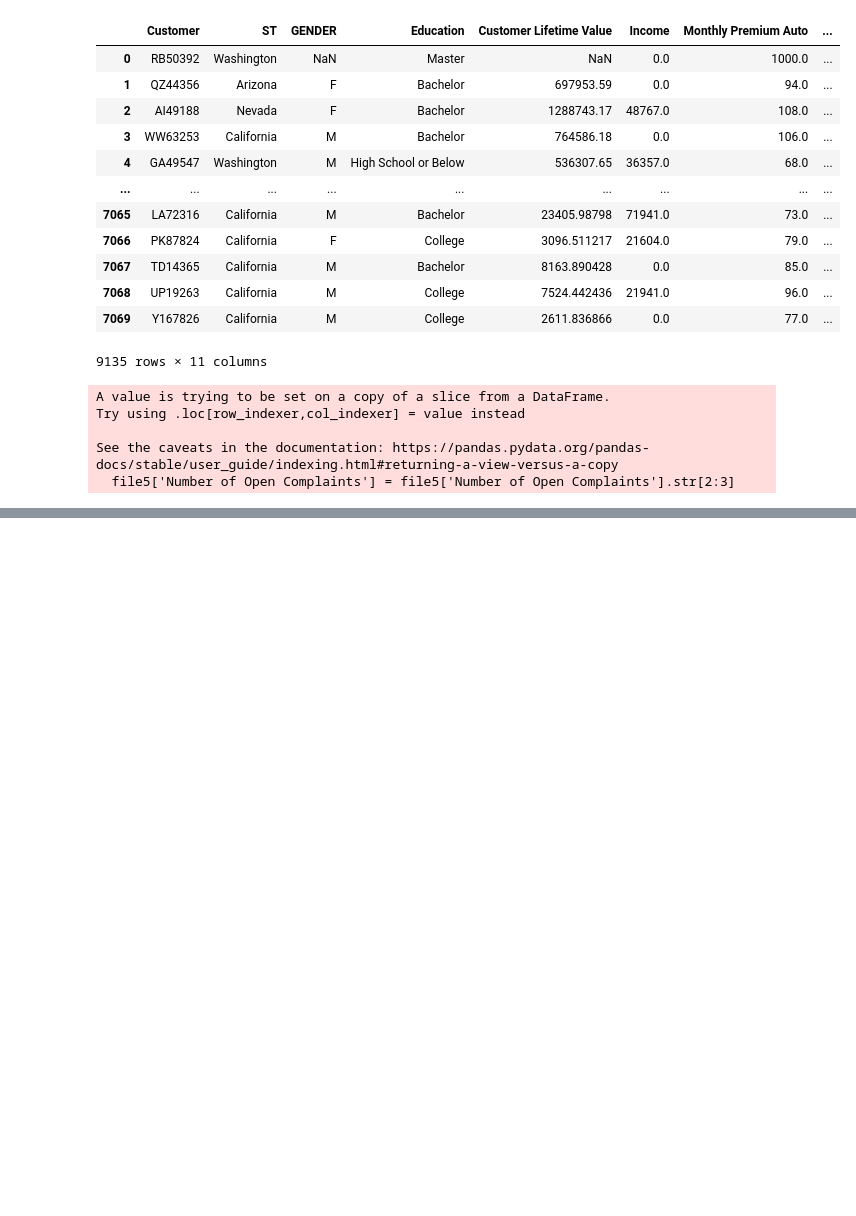
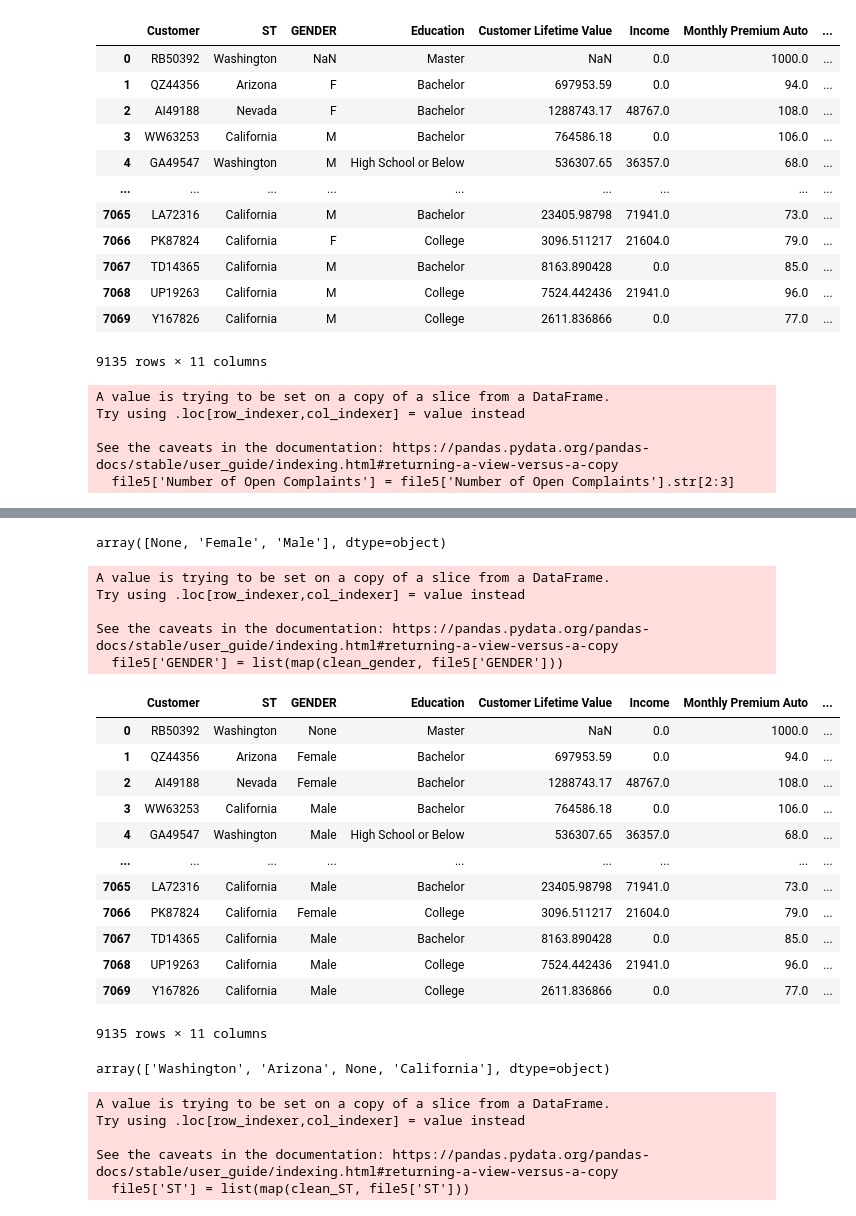
Before and after one commit to yarenmerveakin/IronYaren, a Jupyter notebook: Customer_Analyzes.ipynb, the cells around one changed output, grey strips where cells are left out. Saved outputs shown, nothing was run; the diff lists cells and outputs as text; code cells hidden in the pictures; blank space fills up the shorter version.

```diff
--- a/Customer_Analyzes.ipynb
+++ b/Customer_Analyzes.ipynb
@@ -266,0 +283,41 @@ See the caveats in the documentation: https://pandas.pydata.org/pandas-docs/stab
+# %%
+file5.GENDER.unique()
+# %% [output]
+array([None, 'Female', 'Male'], dtype=object)
+# %%
+def clean_gender(x):
+    if x in ['M', "Male"]:
+        return 'Male'
+    elif x in ['F', 'female',"Femal"]:
+        return 'Female'
+    elif np.nan:  pass
+    else:
+        return 'U'
+# %%
+file5['GENDER'] = list(map(clean_gender, file5['GENDER']))
+# %% [output]
+A value is trying to be set on a copy of a slice from a DataFrame.
+Try using .loc[row_indexer,col_indexer] = value instead
+
+See the caveats in the documentation: https://pandas.pydata.org/pandas-docs/stable/user_guide/indexing.html#returning-a-view-versus-a-copy
+  file5['GENDER'] = list(map(clean_gender, file5['GENDER']))
+# %%
+file5
+# %% [output]
+|  | Customer | ST | GENDER | Education | Customer Lifetime Value | Income | Monthly Premium Auto | ... |
+| 0 | RB50392 | Washington | None | Master | NaN | 0.0 | 1000.0 | ... |
+| 1 | QZ44356 | Arizona | Female | Bachelor | 697953.59 | 0.0 | 94.0 | ... |
+| 2 | AI49188 | Nevada | Female | Bachelor | 1288743.17 | 48767.0 | 108.0 | ... |
+| 3 | WW63253 | California | Male | Bachelor | 764586.18 | 0.0 | 106.0 | ... |
+| 4 | GA49547 | Washington | Male | High School or Below | 536307.65 | 36357.0 | 68.0 | ... |
+| ... | ... | ... | ... | ... | ... | ... | ... | ... |
+| 7065 | LA72316 | California | Male | Bachelor | 23405.98798 | 71941.0 | 73.0 | ... |
+| 7066 | PK87824 | California | Female | College | 3096.511217 | 21604.0 | 79.0 | ... |
+| 7067 | TD14365 | California | Male | Bachelor | 8163.890428 | 0.0 | 85.0 | ... |
+| 7068 | UP19263 | California | Male | College | 7524.442436 | 21941.0 | 96.0 | ... |
+| 7069 | Y167826 | California | Male | College | 2611.836866 | 0.0 | 77.0 | ... |
+9135 rows × 11 columns
+# %%
+file5.ST.unique()
+# %% [output]
+array(['Washington', 'Arizona', None, 'California'], dtype=object)
@@ -266,0 +339,8 @@ See the caveats in the documentation: https://pandas.pydata.org/pandas-docs/stab
+# %%
+file5['ST'] = list(map(clean_ST, file5['ST']))
+# %% [output]
+A value is trying to be set on a copy of a slice from a DataFrame.
+Try using .loc[row_indexer,col_indexer] = value instead
+
+See the caveats in the documentation: https://pandas.pydata.org/pandas-docs/stable/user_guide/indexing.html#returning-a-view-versus-a-copy
+  file5['ST'] = list(map(clean_ST, file5['ST']))
```
Also changed, not shown: parts of 3 cells of this notebook.
